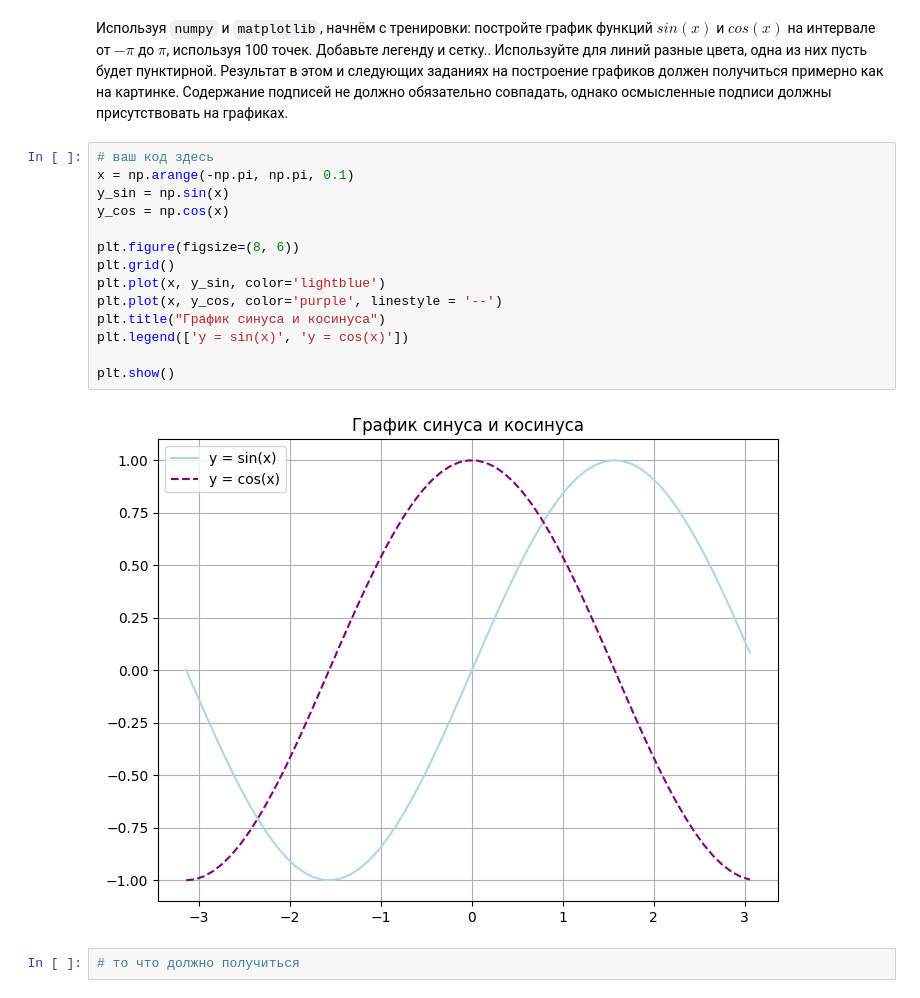
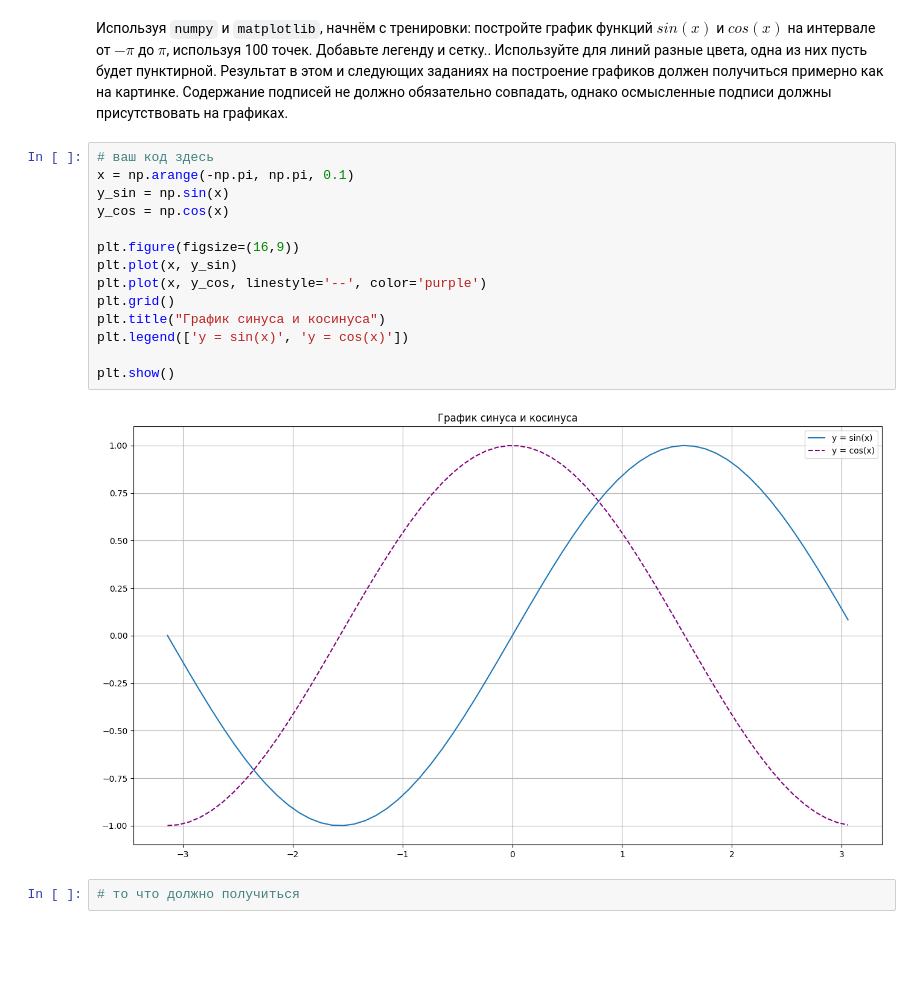
Before and after one commit to kirillkobychev/MLHSE, a Jupyter notebook: Домашнее_задание_3_Визуализации_в_Python.ipynb, the cells around one changed output. Cells and saved outputs as stored; diff of their text form; blank space fills up the shorter version.

```diff
--- a/Домашнее_задание_3_Визуализации_в_Python.ipynb
+++ b/Домашнее_задание_3_Визуализации_в_Python.ipynb
@@ -42,19 +42,19 @@ GERMAN_CREDIT = 'https://github.com/evgpat/datasets/raw/refs/heads/main/german_c
 # %%
 # ваш код здесь
 x = np.arange(-np.pi, np.pi, 0.1)
 y_sin = np.sin(x)
 y_cos = np.cos(x)
 
-plt.figure(figsize=(8, 6))
+plt.figure(figsize=(16,9))
+plt.plot(x, y_sin)
+plt.plot(x, y_cos, linestyle='--', color='purple')
 plt.grid()
-plt.plot(x, y_sin, color='lightblue')
-plt.plot(x, y_cos, color='purple', linestyle = '--')
 plt.title("График синуса и косинуса")
 plt.legend(['y = sin(x)', 'y = cos(x)'])
 
 plt.show()
 # %% [output]
-[figure, old version]
+[figure, new version]
 # %%
 # то что должно получиться
 # %% [output]
```
Also changed, not shown: parts of 1 cell of this notebook.
